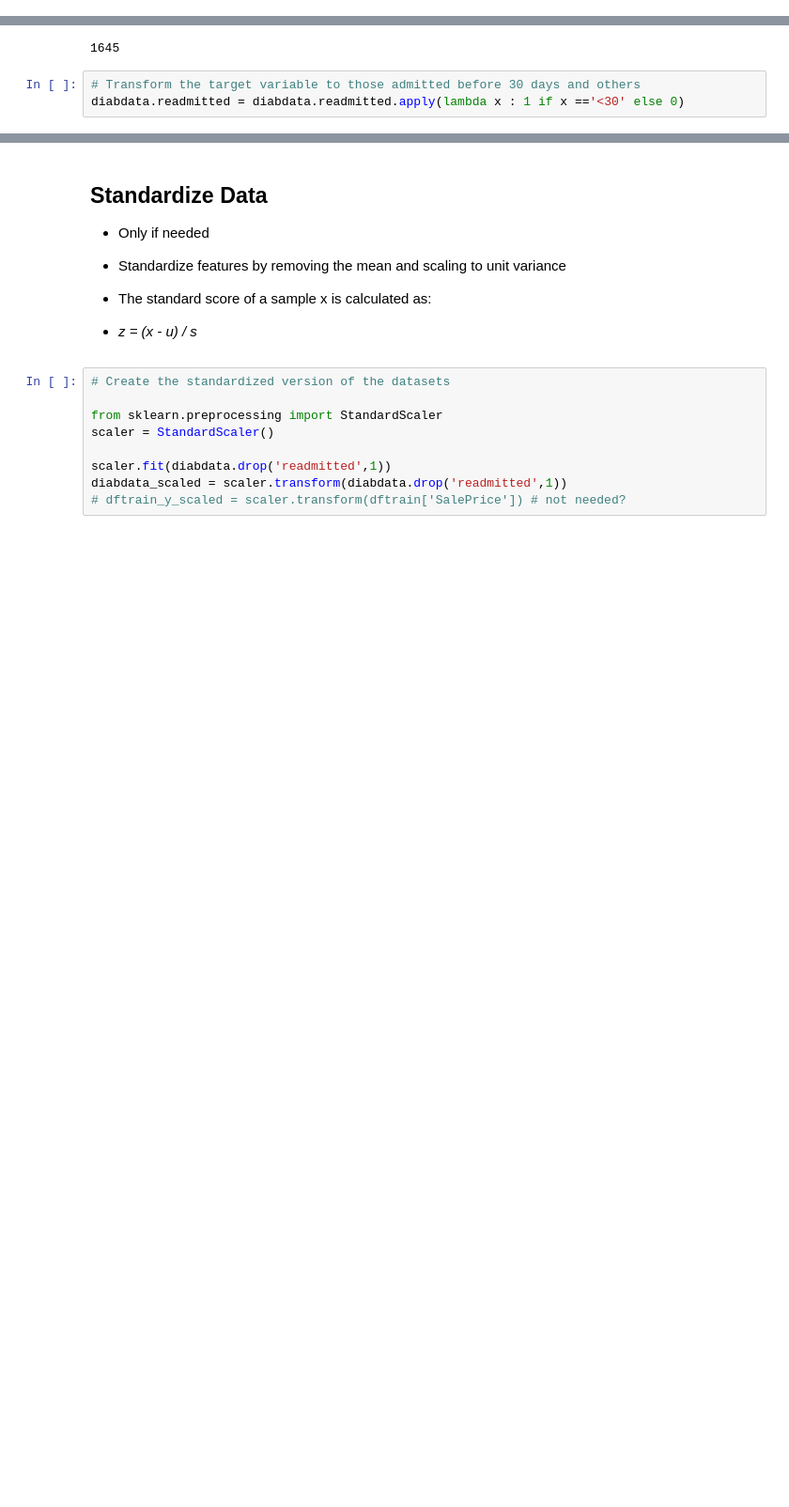
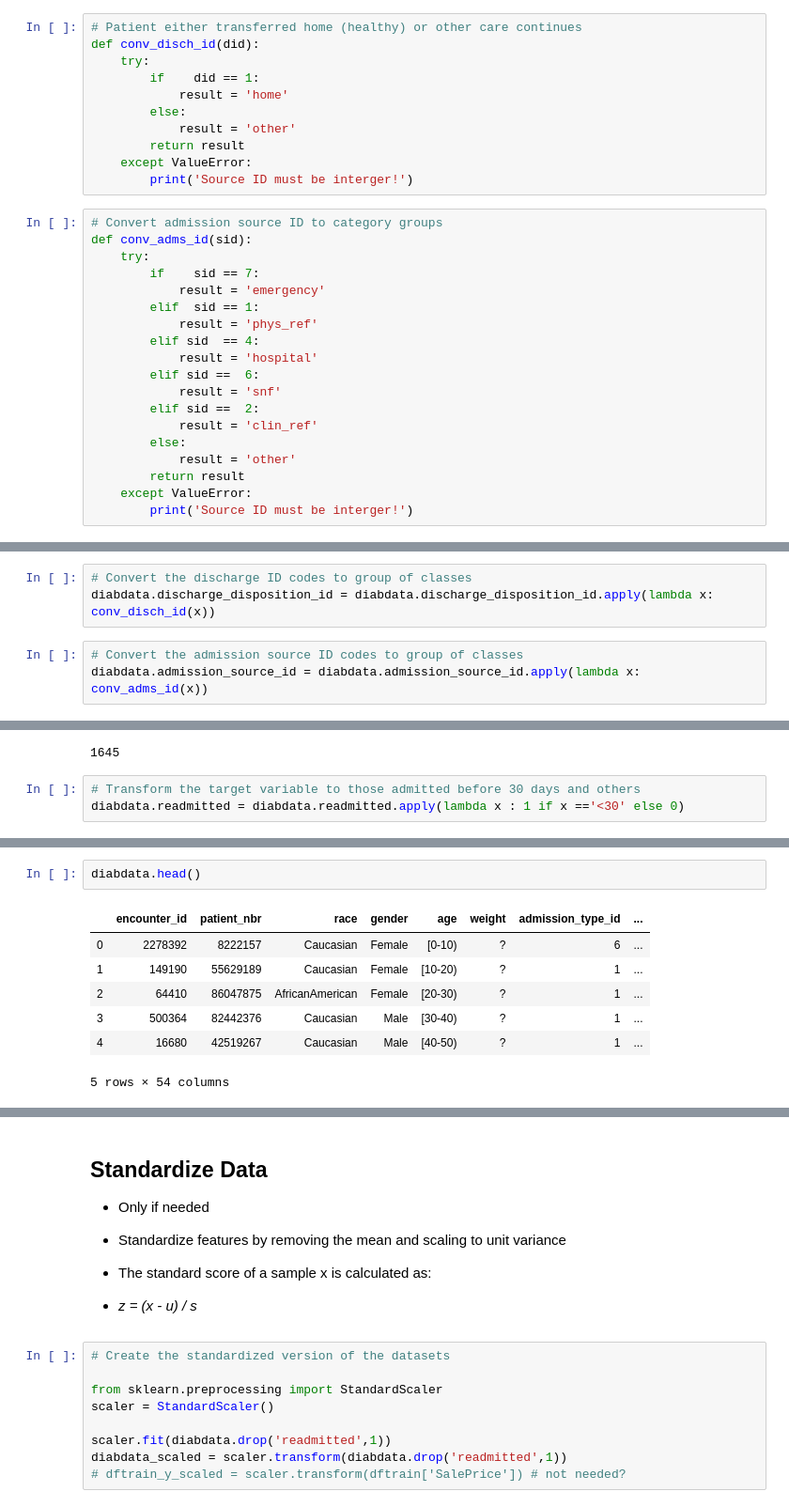
Before and after one commit to borkostolo/healthcare, a Jupyter notebook: dev/charlie/healthcare2.ipynb, the cells around one changed output, grey strips where cells are left out. Shown: that part at 94% size. Saved outputs shown, nothing was run; the diff lists cells and outputs as text; blank space fills up the shorter version.

```diff
--- a/dev/charlie/healthcare2.ipynb
+++ b/dev/charlie/healthcare2.ipynb
@@ -253,0 +301,30 @@ readmitted                      0     0.0         0    90409        1        0
+# %%
+# Patient either transferred home (healthy) or other care continues
+def conv_disch_id(did):
+    try:
+        if    did == 1:
+            result = 'home'
+        else:
+            result = 'other'
+        return result
+    except ValueError:
+        print('Source ID must be interger!')
+# %%
+# Convert admission source ID to category groups
+def conv_adms_id(sid):
+    try:
+        if    sid == 7:
+            result = 'emergency'
+        elif  sid == 1:
+            result = 'phys_ref'
+        elif sid  == 4:
+            result = 'hospital'
+        elif sid ==  6:
+            result = 'snf'
+        elif sid ==  2:
+            result = 'clin_ref'
+        else:
+            result = 'other'
+        return result
+    except ValueError:
+        print('Source ID must be interger!')
@@ -391,6 +532,12 @@ diabdata.race = diabdata.race.replace('?','Missing').replace('Asian','Other')
 # %%
 # Following guideline filling in missing for '?'
 diabdata.medical_specialty  = diabdata.medical_specialty.replace('?','Missing')
+# %%
+# Convert the discharge ID codes to group of classes
+diabdata.discharge_disposition_id = diabdata.discharge_disposition_id.apply(lambda x: conv_disch_id(x))
+# %%
+# Convert the admission source ID codes to group of classes
+diabdata.admission_source_id = diabdata.admission_source_id.apply(lambda x: conv_adms_id(x))
 # %% [markdown]
 ## Feature Engineering
 - Grouping values within feature: IDC code (based on first 3 characters)
@@ -435,0 +595,10 @@ diabdata.newage.value_counts()
+# %%
+diabdata.head()
+# %% [output]
+|  | encounter_id | patient_nbr | race | gender | age | weight | admission_type_id | ... |
+| 0 | 2278392 | 8222157 | Caucasian | Female | [0-10) | ? | 6 | ... |
+| 1 | 149190 | 55629189 | Caucasian | Female | [10-20) | ? | 1 | ... |
+| 2 | 64410 | 86047875 | AfricanAmerican | Female | [20-30) | ? | 1 | ... |
+| 3 | 500364 | 82442376 | Caucasian | Male | [30-40) | ? | 1 | ... |
+| 4 | 16680 | 42519267 | Caucasian | Male | [40-50) | ? | 1 | ... |
+5 rows × 54 columns
```
Also changed, not shown: parts of 59 cells of this notebook.
